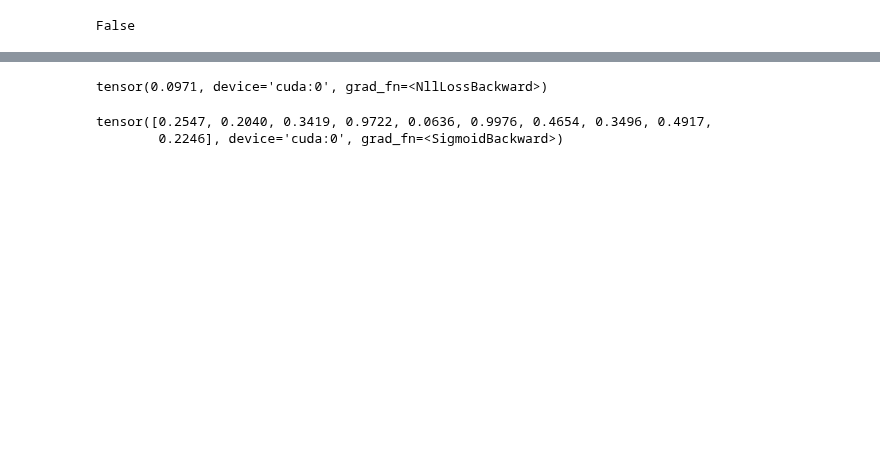
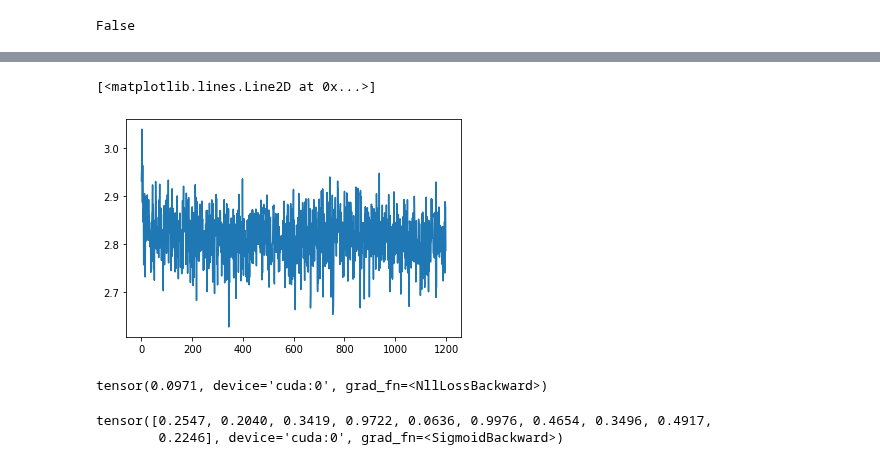
Before and after one commit to SolidusAbi/IPDL, a Jupyter notebook: notebooks/IPTests.ipynb, the cells around one changed output, grey strips where cells are left out. Drawn from its saved outputs; the diff is of its cells as text; code cells hidden in the pictures; blank space fills up the shorter version.

```diff
--- a/notebooks/IPTests.ipynb
+++ b/notebooks/IPTests.ipynb
@@ -286,3 +304,8 @@ running_loss
+# %%
+plt.plot(net.fc_IP.getMutualInformation()[0])
+# %% [output]
+[<matplotlib.lines.Line2D at 0x...>]
+[figure, added]
 # %%
 loss
 # %% [output]
```
Also changed, not shown: parts of 8 cells of this notebook.
